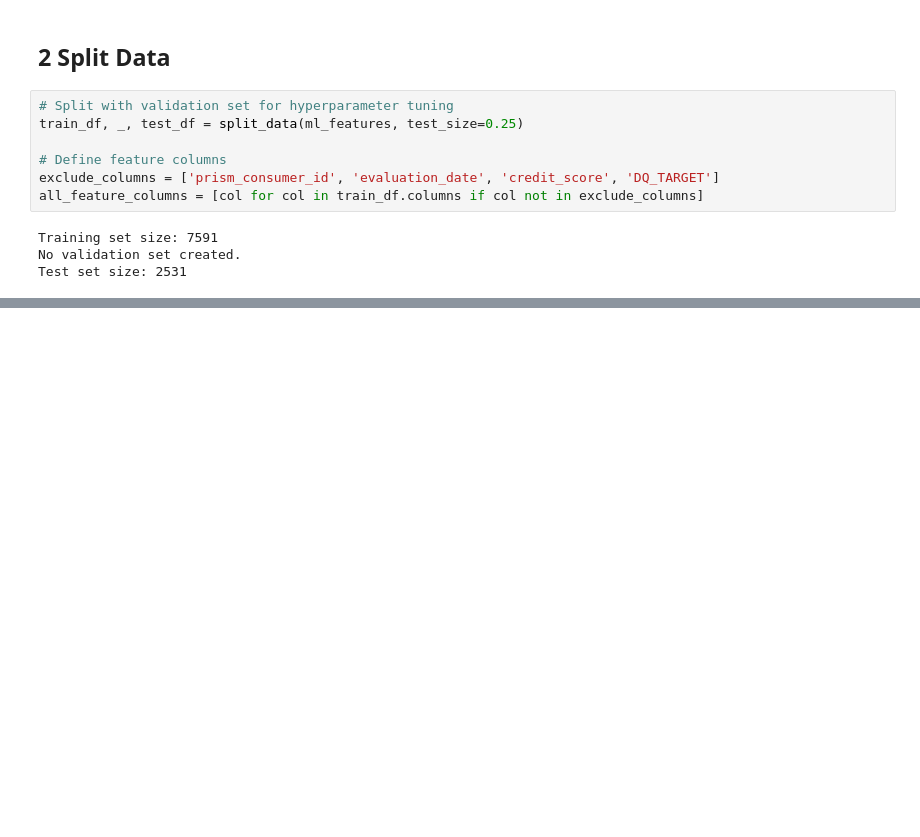
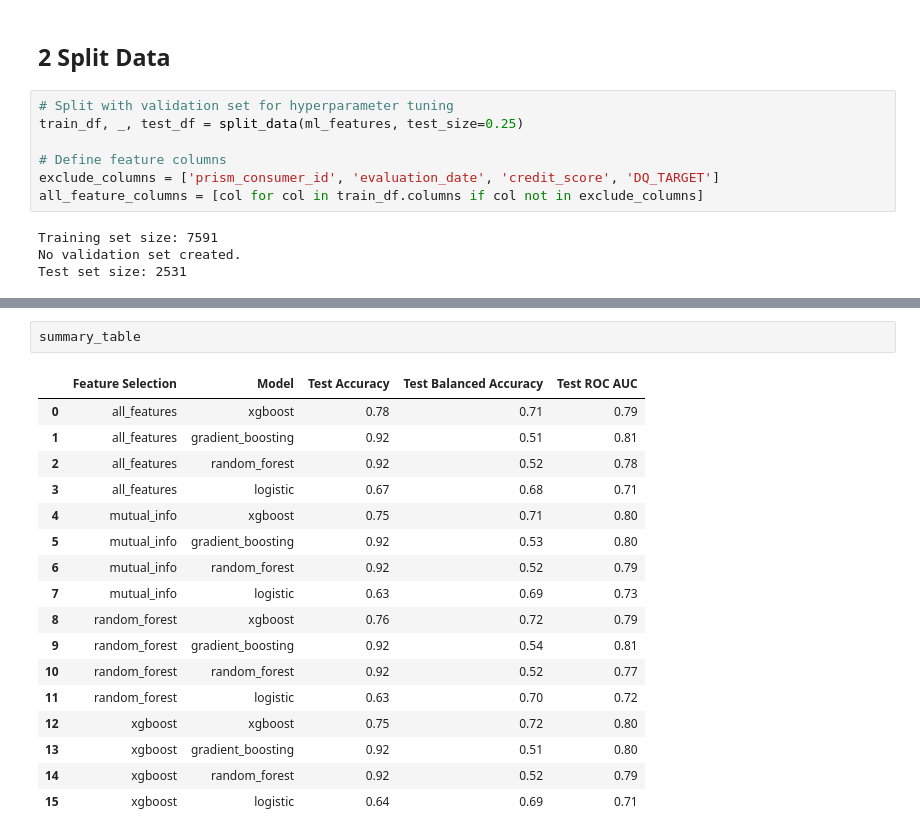
Before and after one commit to mozer123/credit_scoring, a Jupyter notebook: src/main.ipynb, the cells around one changed output, grey strips where cells are left out. Saved outputs shown, nothing was run; the diff lists cells and outputs as text; blank space fills up the shorter version.

```diff
--- a/src/main.ipynb
+++ b/src/main.ipynb
@@ -69,0 +89,20 @@ Test set size: 2531
+# %%
+summary_table
+# %% [output]
+|  | Feature Selection | Model | Test Accuracy | Test Balanced Accuracy | Test ROC AUC |
+| 0 | all_features | xgboost | 0.78 | 0.71 | 0.79 |
+| 1 | all_features | gradient_boosting | 0.92 | 0.51 | 0.81 |
+| 2 | all_features | random_forest | 0.92 | 0.52 | 0.78 |
+| 3 | all_features | logistic | 0.67 | 0.68 | 0.71 |
+| 4 | mutual_info | xgboost | 0.75 | 0.71 | 0.80 |
+| 5 | mutual_info | gradient_boosting | 0.92 | 0.53 | 0.80 |
+| 6 | mutual_info | random_forest | 0.92 | 0.52 | 0.79 |
+| 7 | mutual_info | logistic | 0.63 | 0.69 | 0.73 |
+| 8 | random_forest | xgboost | 0.76 | 0.72 | 0.79 |
+| 9 | random_forest | gradient_boosting | 0.92 | 0.54 | 0.81 |
+| 10 | random_forest | random_forest | 0.92 | 0.52 | 0.77 |
+| 11 | random_forest | logistic | 0.63 | 0.70 | 0.72 |
+| 12 | xgboost | xgboost | 0.75 | 0.72 | 0.80 |
+| 13 | xgboost | gradient_boosting | 0.92 | 0.51 | 0.80 |
+| 14 | xgboost | random_forest | 0.92 | 0.52 | 0.79 |
+| 15 | xgboost | logistic | 0.64 | 0.69 | 0.71 |
```
Also changed, not shown: parts of 11 cells of this notebook, 1 other file.
